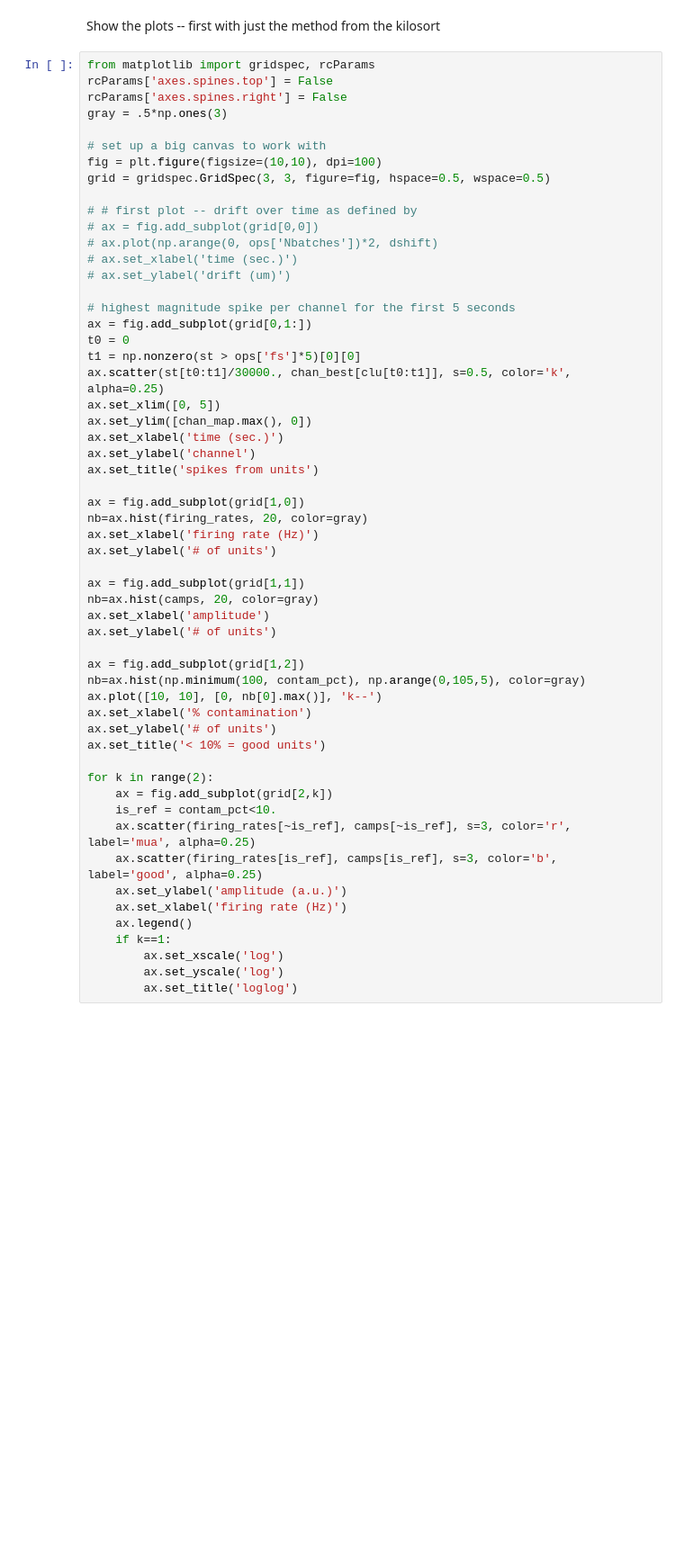
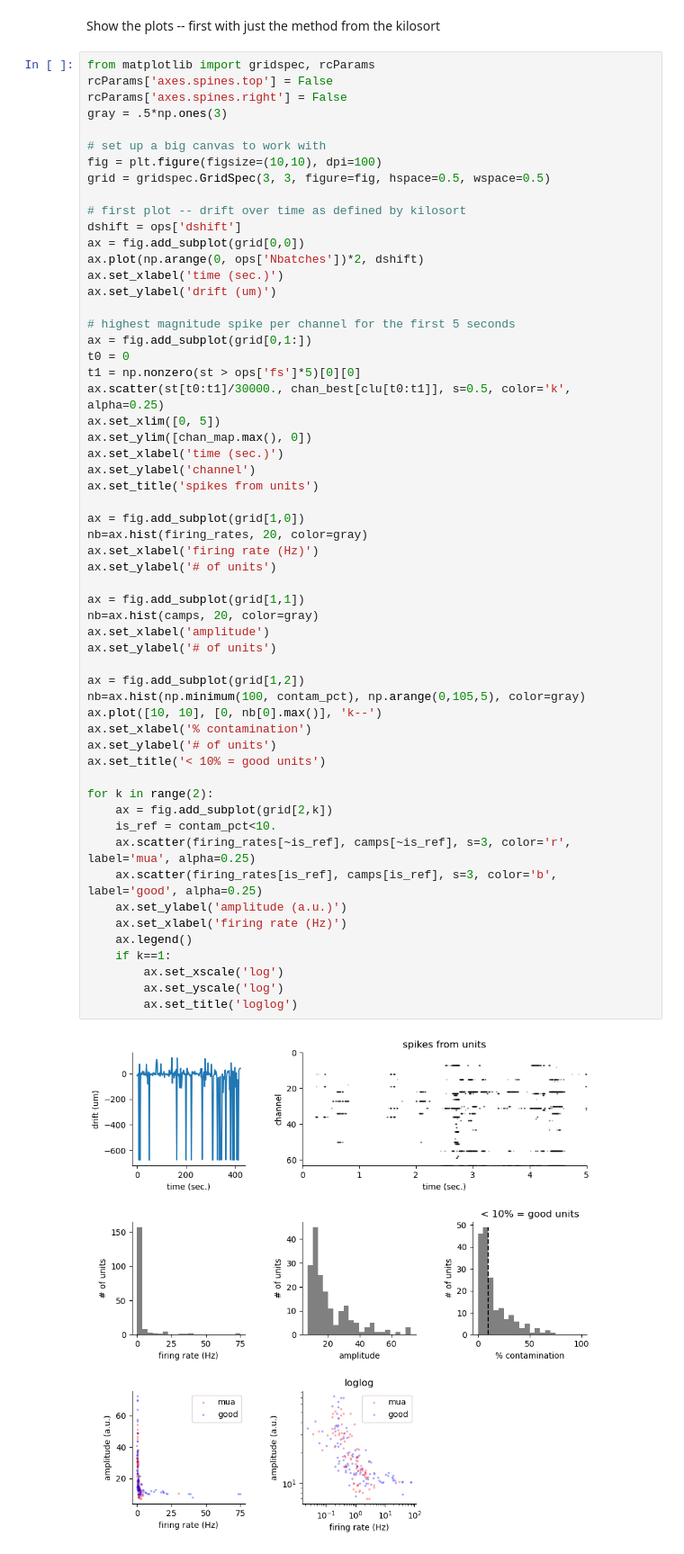
Before and after one commit to kb0dkin/Work_Tools, a Jupyter notebook: BrainPatch_analysis/kilosort_sort_and_display.ipynb, the cells around one changed output. Shown at 90% size. Cells and saved outputs as stored; diff of their text form; blank space fills up the shorter version.

```diff
--- a/BrainPatch_analysis/kilosort_sort_and_display.ipynb
+++ b/BrainPatch_analysis/kilosort_sort_and_display.ipynb
@@ -106,11 +122,12 @@ gray = .5*np.ones(3)
 fig = plt.figure(figsize=(10,10), dpi=100)
 grid = gridspec.GridSpec(3, 3, figure=fig, hspace=0.5, wspace=0.5)
 
-# # first plot -- drift over time as defined by
-# ax = fig.add_subplot(grid[0,0])
-# ax.plot(np.arange(0, ops['Nbatches'])*2, dshift)
-# ax.set_xlabel('time (sec.)')
-# ax.set_ylabel('drift (um)')
+# first plot -- drift over time as defined by kilosort
+dshift = ops['dshift']
+ax = fig.add_subplot(grid[0,0])
+ax.plot(np.arange(0, ops['Nbatches'])*2, dshift)
+ax.set_xlabel('time (sec.)')
+ax.set_ylabel('drift (um)')
 
 # highest magnitude spike per channel for the first 5 seconds
 ax = fig.add_subplot(grid[0,1:])
@@ -125,31 +142,33 @@ ax.set_title('spikes from units')
 
 ax = fig.add_subplot(grid[1,0])
 nb=ax.hist(firing_rates, 20, color=gray)
 ax.set_xlabel('firing rate (Hz)')
 ax.set_ylabel('# of units')
 
 ax = fig.add_subplot(grid[1,1])
 nb=ax.hist(camps, 20, color=gray)
 ax.set_xlabel('amplitude')
 ax.set_ylabel('# of units')
 
 ax = fig.add_subplot(grid[1,2])
 nb=ax.hist(np.minimum(100, contam_pct), np.arange(0,105,5), color=gray)
 ax.plot([10, 10], [0, nb[0].max()], 'k--')
 ax.set_xlabel('% contamination')
 ax.set_ylabel('# of units')
 ax.set_title('< 10% = good units')
 
 for k in range(2):
     ax = fig.add_subplot(grid[2,k])
     is_ref = contam_pct<10.
     ax.scatter(firing_rates[~is_ref], camps[~is_ref], s=3, color='r', label='mua', alpha=0.25)
     ax.scatter(firing_rates[is_ref], camps[is_ref], s=3, color='b', label='good', alpha=0.25)
     ax.set_ylabel('amplitude (a.u.)')
     ax.set_xlabel('firing rate (Hz)')
     ax.legend()
     if k==1:
         ax.set_xscale('log')
         ax.set_yscale('log')
         ax.set_title('loglog')
+# %% [output]
+[figure, added]
 # %% [markdown]
```
Also changed, not shown: parts of 10 cells of this notebook, 1 other file.
